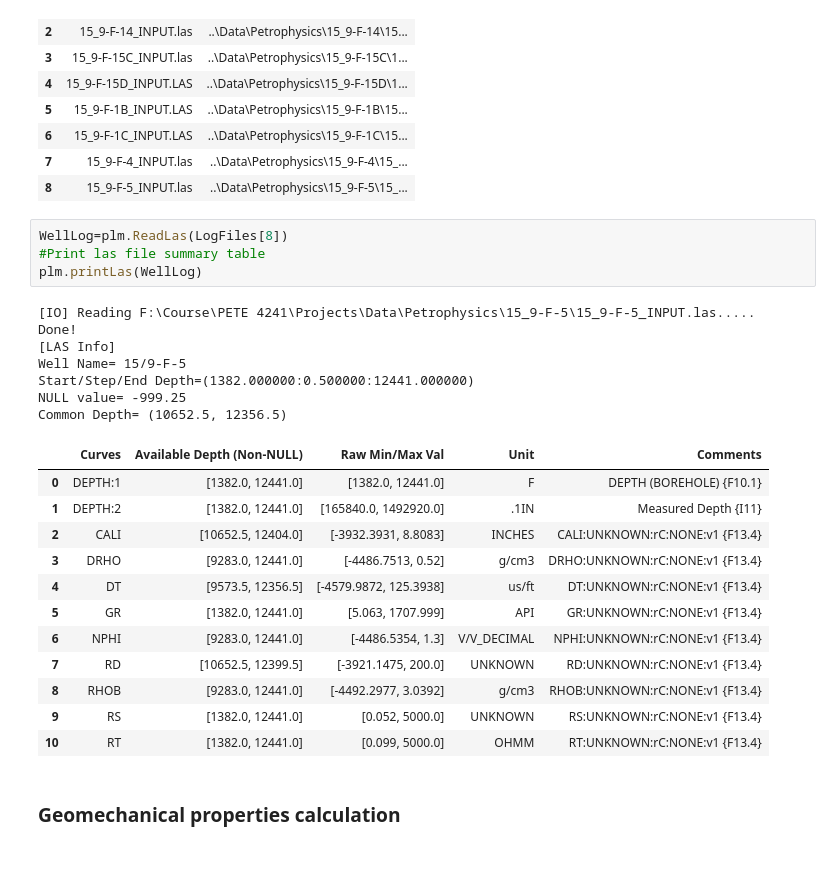
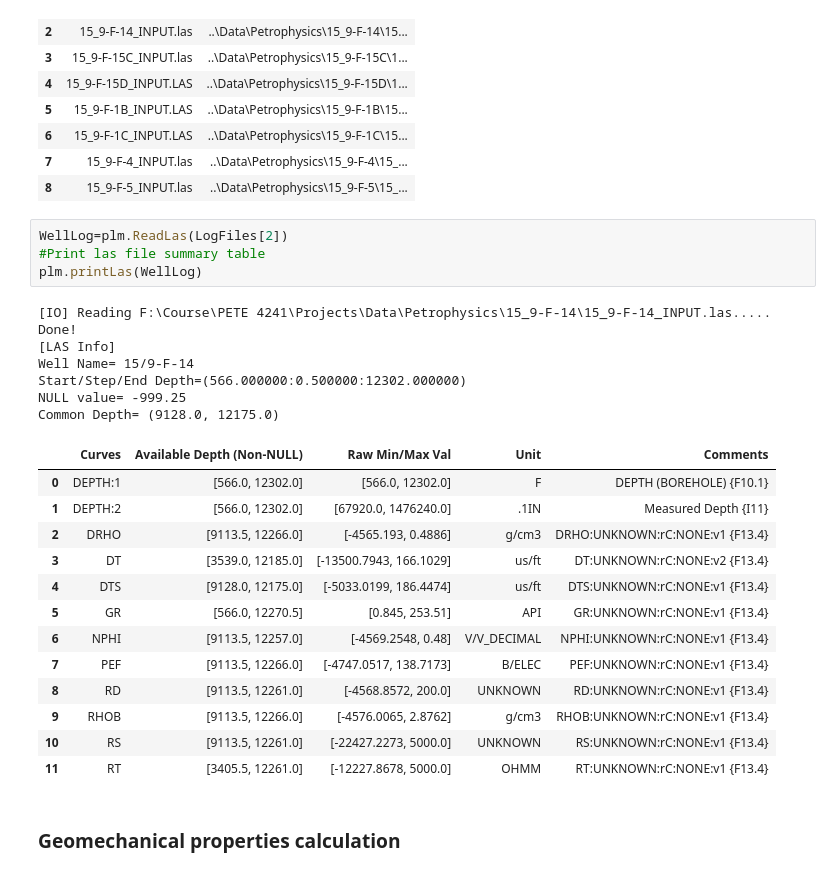
Before and after one commit to BinWang0213/Course-PETE4241_19SP_ProjectCode, a Jupyter notebook: FinalCode/GeoMechsProps_SingleWell.ipynb, the cells around one changed output. Cells and saved outputs as stored; diff of their text form.

```diff
--- a/FinalCode/GeoMechsProps_SingleWell.ipynb
+++ b/FinalCode/GeoMechsProps_SingleWell.ipynb
@@ -25,29 +25,30 @@ LogFiles=plm.FileFinder("../Data/Petrophysics")
 | 7 | 15_9-F-4_INPUT.las | ..\Data\Petrophysics\15_9-F-4\15_... |
 | 8 | 15_9-F-5_INPUT.las | ..\Data\Petrophysics\15_9-F-5\15_... |
 # %%
-WellLog=plm.ReadLas(LogFiles[8])
+WellLog=plm.ReadLas(LogFiles[2])
 #Print las file summary table
 plm.printLas(WellLog)
 # %% [output]
-[IO] Reading F:\Course\PETE 4241\Projects\Data\Petrophysics\15_9-F-5\15_9-F-5_INPUT.las.....
+[IO] Reading F:\Course\PETE 4241\Projects\Data\Petrophysics\15_9-F-14\15_9-F-14_INPUT.las.....
 Done!
 [LAS Info]
-Well Name= 15/9-F-5
-Start/Step/End Depth=(1382.000000:0.500000:12441.000000)
+Well Name= 15/9-F-14
+Start/Step/End Depth=(566.000000:0.500000:12302.000000)
 NULL value= -999.25
-Common Depth= (10652.5, 12356.5)
+Common Depth= (9128.0, 12175.0)
 |  | Curves | Available Depth (Non-NULL) | Raw Min/Max Val | Unit | Comments |
-| 0 | DEPTH:1 | [1382.0, 12441.0] | [1382.0, 12441.0] | F | DEPTH (BOREHOLE) {F10.1} |
-| 1 | DEPTH:2 | [1382.0, 12441.0] | [165840.0, 1492920.0] | .1IN | Measured Depth {I11} |
-| 2 | CALI | [10652.5, 12404.0] | [-3932.3931, 8.8083] | INCHES | CALI:UNKNOWN:rC:NONE:v1 {F13.4} |
-| 3 | DRHO | [9283.0, 12441.0] | [-4486.7513, 0.52] | g/cm3 | DRHO:UNKNOWN:rC:NONE:v1 {F13.4} |
-| 4 | DT | [9573.5, 12356.5] | [-4579.9872, 125.3938] | us/ft | DT:UNKNOWN:rC:NONE:v1 {F13.4} |
-| 5 | GR | [1382.0, 12441.0] | [5.063, 1707.999] | API | GR:UNKNOWN:rC:NONE:v1 {F13.4} |
-| 6 | NPHI | [9283.0, 12441.0] | [-4486.5354, 1.3] | V/V_DECIMAL | NPHI:UNKNOWN:rC:NONE:v1 {F13.4} |
-| 7 | RD | [10652.5, 12399.5] | [-3921.1475, 200.0] | UNKNOWN | RD:UNKNOWN:rC:NONE:v1 {F13.4} |
-| 8 | RHOB | [9283.0, 12441.0] | [-4492.2977, 3.0392] | g/cm3 | RHOB:UNKNOWN:rC:NONE:v1 {F13.4} |
-| 9 | RS | [1382.0, 12441.0] | [0.052, 5000.0] | UNKNOWN | RS:UNKNOWN:rC:NONE:v1 {F13.4} |
-| 10 | RT | [1382.0, 12441.0] | [0.099, 5000.0] | OHMM | RT:UNKNOWN:rC:NONE:v1 {F13.4} |
+| 0 | DEPTH:1 | [566.0, 12302.0] | [566.0, 12302.0] | F | DEPTH (BOREHOLE) {F10.1} |
+| 1 | DEPTH:2 | [566.0, 12302.0] | [67920.0, 1476240.0] | .1IN | Measured Depth {I11} |
+| 2 | DRHO | [9113.5, 12266.0] | [-4565.193, 0.4886] | g/cm3 | DRHO:UNKNOWN:rC:NONE:v1 {F13.4} |
+| 3 | DT | [3539.0, 12185.0] | [-13500.7943, 166.1029] | us/ft | DT:UNKNOWN:rC:NONE:v2 {F13.4} |
+| 4 | DTS | [9128.0, 12175.0] | [-5033.0199, 186.4474] | us/ft | DTS:UNKNOWN:rC:NONE:v1 {F13.4} |
+| 5 | GR | [566.0, 12270.5] | [0.845, 253.51] | API | GR:UNKNOWN:rC:NONE:v1 {F13.4} |
+| 6 | NPHI | [9113.5, 12257.0] | [-4569.2548, 0.48] | V/V_DECIMAL | NPHI:UNKNOWN:rC:NONE:v1 {F13.4} |
+| 7 | PEF | [9113.5, 12266.0] | [-4747.0517, 138.7173] | B/ELEC | PEF:UNKNOWN:rC:NONE:v1 {F13.4} |
+| 8 | RD | [9113.5, 12261.0] | [-4568.8572, 200.0] | UNKNOWN | RD:UNKNOWN:rC:NONE:v1 {F13.4} |
+| 9 | RHOB | [9113.5, 12266.0] | [-4576.0065, 2.8762] | g/cm3 | RHOB:UNKNOWN:rC:NONE:v1 {F13.4} |
+| 10 | RS | [9113.5, 12261.0] | [-22427.2273, 5000.0] | UNKNOWN | RS:UNKNOWN:rC:NONE:v1 {F13.4} |
+| 11 | RT | [3405.5, 12261.0] | [-12227.8678, 5000.0] | OHMM | RT:UNKNOWN:rC:NONE:v1 {F13.4} |
 # %% [markdown]
 ### Geomechanical properties calculation
 # %% [markdown]
```
Also changed, not shown: parts of 10 cells of this notebook, 5 other files.
